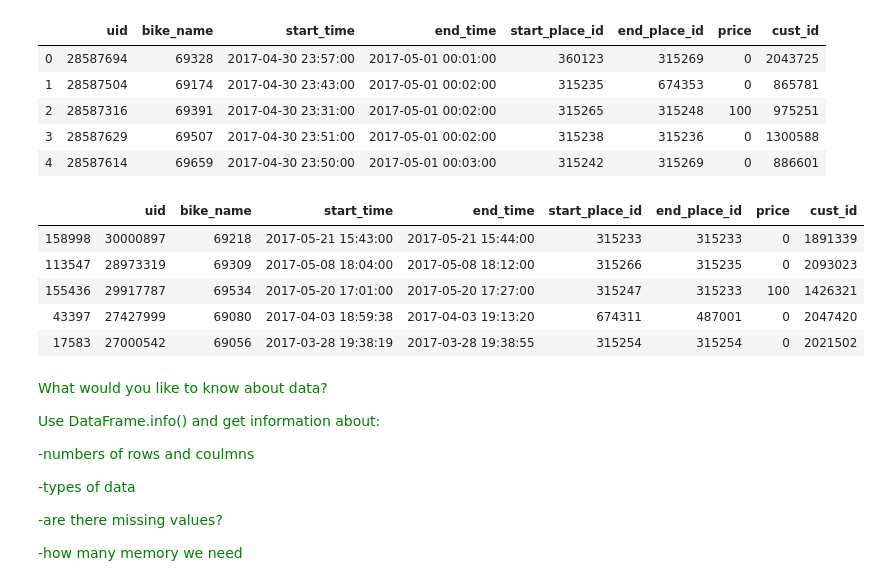
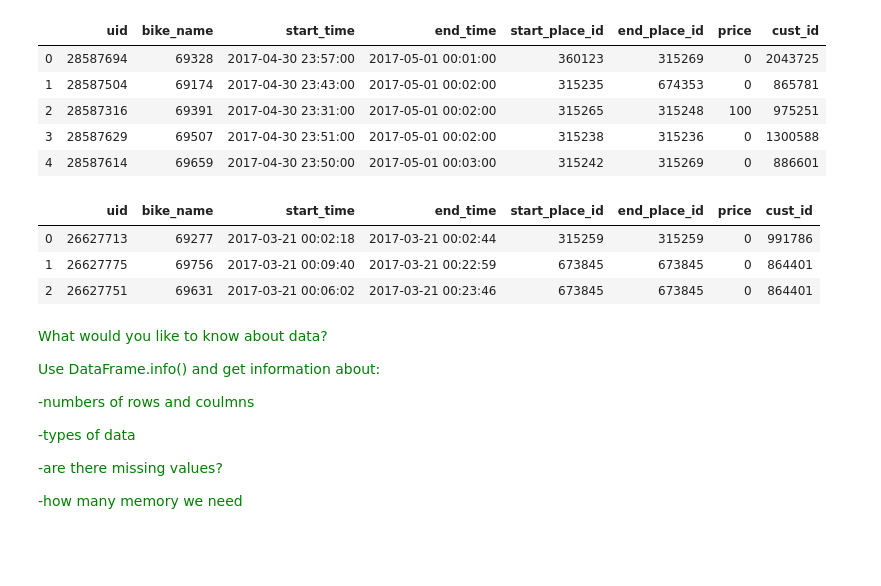
Before and after one commit to KGorczyca/City_bike_Lublin, a Jupyter notebook: PROJEKT PART 1 (2017).ipynb, the cells around one changed output. Drawn from its saved outputs; the diff is of its cells as text; code cells hidden in the pictures; blank space fills up the shorter version.

```diff
--- a/PROJEKT.ipynb
+++ b/PROJEKT PART 1 (2017).ipynb
@@ -49,16 +49,16 @@ city_bike2017['maj'].head()
 # %%
 #You have to merge dataframes by using 'append'
 
-city_bike17 = city_bike2017['marzec'].append(city_bike2017['kwiecień'], ignore_index= True)
+'''city_bike17 = city_bike2017['marzec'].append(city_bike2017['kwiecień'], ignore_index= True)
 city_bike17 = city_bike17.append(city_bike2017['maj'], ignore_index= True)
-city_bike17.sample(5)
+city_bike17.sample(5)'''
+city_bike17 = pd.concat(objs = [city_bike2017['marzec'],city_bike2017['kwiecień'],city_bike2017['maj']])
+city_bike17.head(3)
 # %% [output]
 |  | uid | bike_name | start_time | end_time | start_place_id | end_place_id | price | cust_id |
-| 158998 | 30000897 | 69218 | 2017-05-21 15:43:00 | 2017-05-21 15:44:00 | 315233 | 315233 | 0 | 1891339 |
-| 113547 | 28973319 | 69309 | 2017-05-08 18:04:00 | 2017-05-08 18:12:00 | 315266 | 315235 | 0 | 2093023 |
-| 155436 | 29917787 | 69534 | 2017-05-20 17:01:00 | 2017-05-20 17:27:00 | 315247 | 315233 | 100 | 1426321 |
-| 43397 | 27427999 | 69080 | 2017-04-03 18:59:38 | 2017-04-03 19:13:20 | 674311 | 487001 | 0 | 2047420 |
-| 17583 | 27000542 | 69056 | 2017-03-28 19:38:19 | 2017-03-28 19:38:55 | 315254 | 315254 | 0 | 2021502 |
+| 0 | 26627713 | 69277 | 2017-03-21 00:02:18 | 2017-03-21 00:02:44 | 315259 | 315259 | 0 | 991786 |
+| 1 | 26627775 | 69756 | 2017-03-21 00:09:40 | 2017-03-21 00:22:59 | 673845 | 673845 | 0 | 864401 |
+| 2 | 26627751 | 69631 | 2017-03-21 00:06:02 | 2017-03-21 00:23:46 | 673845 | 673845 | 0 | 864401 |
 # %% [markdown]
 <span style="color:green">What would you like to  know about data?
 
```
Also changed, not shown: parts of 5 cells of this notebook, 2 other files.
